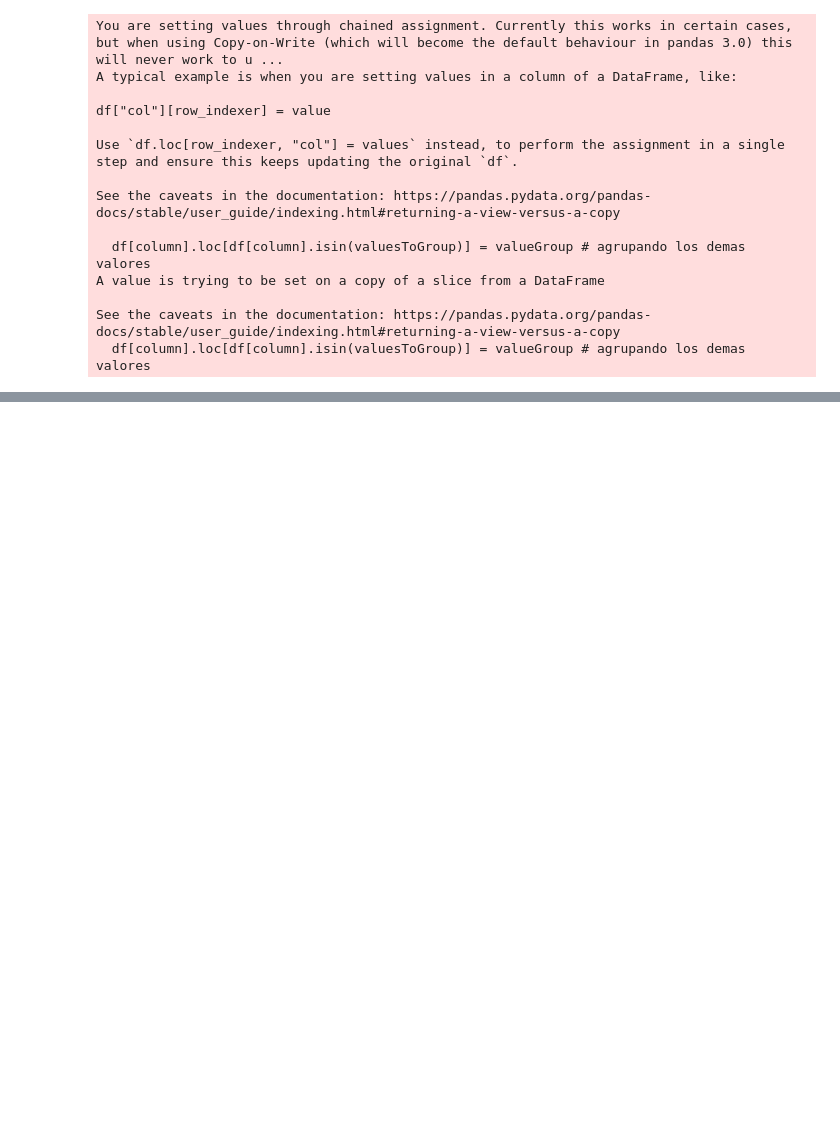
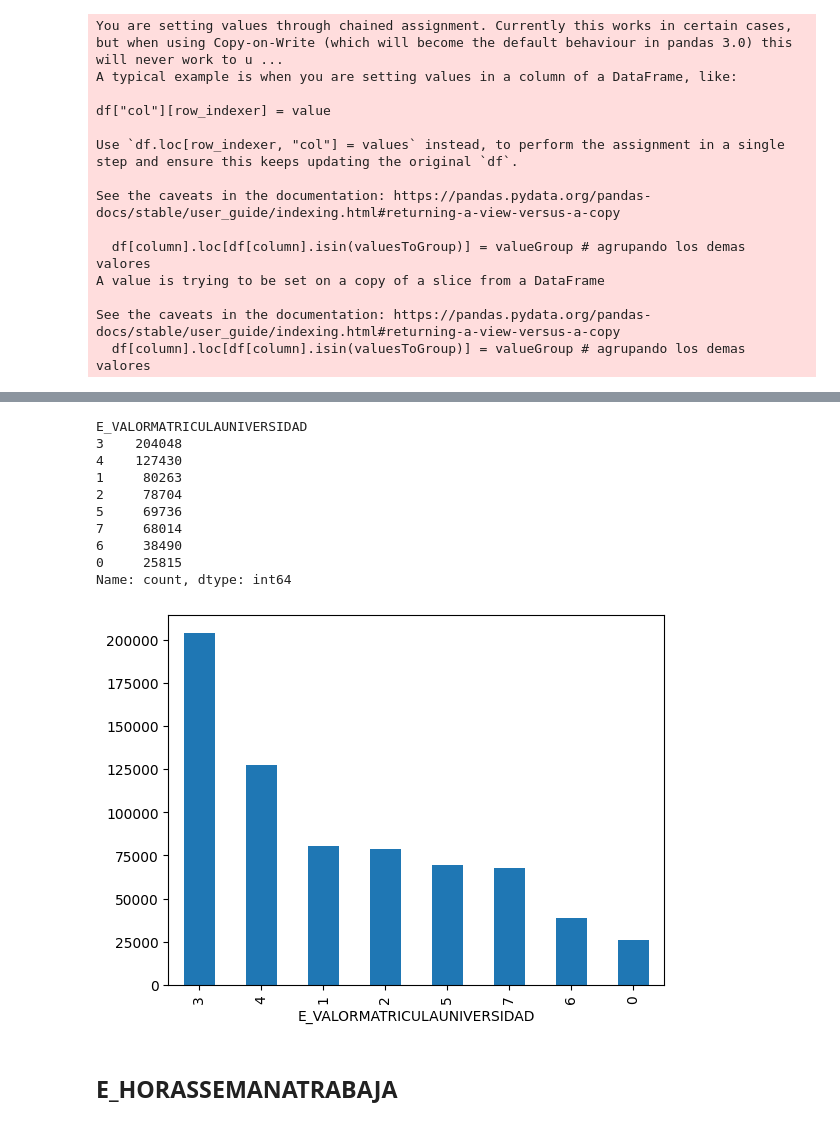
Before and after one commit to Thomascc123/Proyecto-Kaggle-Modelos, a Jupyter notebook: 02 - preprocesado.ipynb, the cells around one changed output, grey strips where cells are left out. Saved outputs shown, nothing was run; the diff lists cells and outputs as text; code cells hidden in the pictures; blank space fills up the shorter version.

```diff
--- a/02 - preprocesado.ipynb
+++ b/02 - preprocesado.ipynb
@@ -1099,0 +1169,16 @@ dtype: float64
+# %%
+viewValues(copy2train, 'E_VALORMATRICULAUNIVERSIDAD')
+# %% [output]
+E_VALORMATRICULAUNIVERSIDAD
+3    204048
+4    127430
+1     80263
+2     78704
+5     69736
+7     68014
+6     38490
+0     25815
+Name: count, dtype: int64
+[figure, added]
+# %% [markdown]
+## E_HORASSEMANATRABAJA
```
Also changed, not shown: parts of 33 cells of this notebook.
